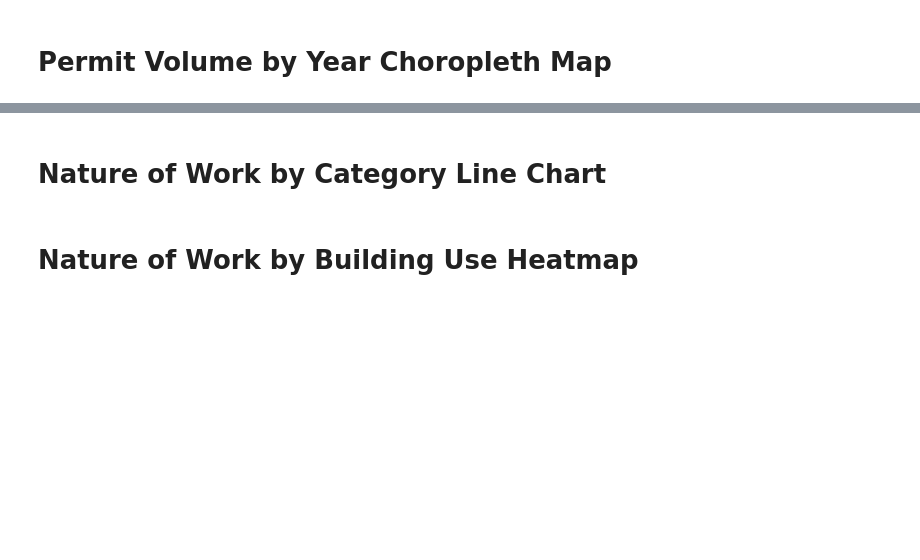
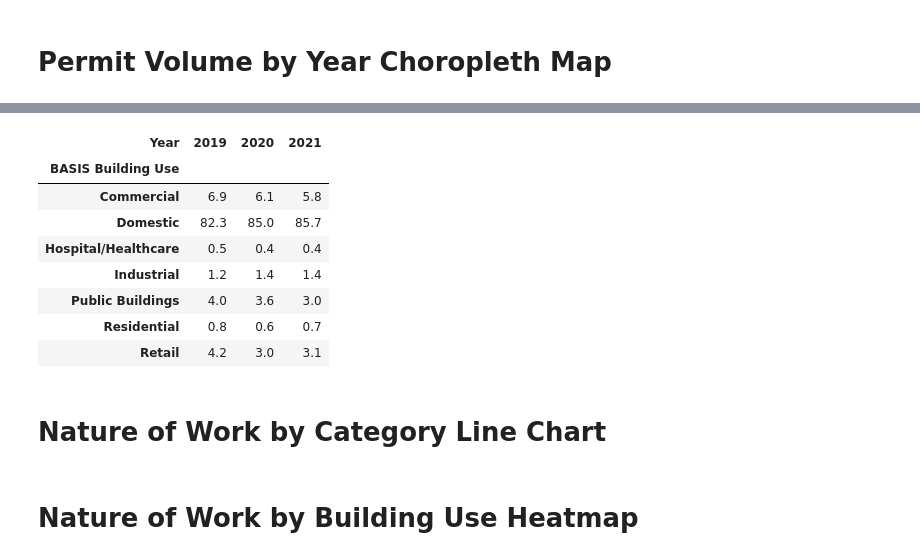
Before and after one commit to CaroPattle/bicycle_data_melbourne, a Jupyter notebook: planning_permits/planning_permit_analysis.ipynb, the cells around one changed output, grey strips where cells are left out. Cells and saved outputs as stored; diff of their text form; code cells hidden in the pictures; blank space fills up the shorter version.

```diff
--- a/planning_permits/planning_permit_analysis.ipynb
+++ b/planning_permits/planning_permit_analysis.ipynb
@@ -838,3 +994,16 @@ fig.show()
+# %%
+# PERCENTAGE SHARE OF BUILDING TYPES
+df_building_use_percentages
+# %% [output]
+| Year | 2019 | 2020 | 2021 |
+| BASIS Building Use |  |  |  |
+| Commercial | 6.9 | 6.1 | 5.8 |
+| Domestic | 82.3 | 85.0 | 85.7 |
+| Hospital/Healthcare | 0.5 | 0.4 | 0.4 |
+| Industrial | 1.2 | 1.4 | 1.4 |
+| Public Buildings | 4.0 | 3.6 | 3.0 |
+| Residential | 0.8 | 0.6 | 0.7 |
+| Retail | 4.2 | 3.0 | 3.1 |
 # %% [markdown]
 # Nature of Work by Category Line Chart
 # %% [markdown]
```
Also changed, not shown: parts of 36 cells of this notebook.
